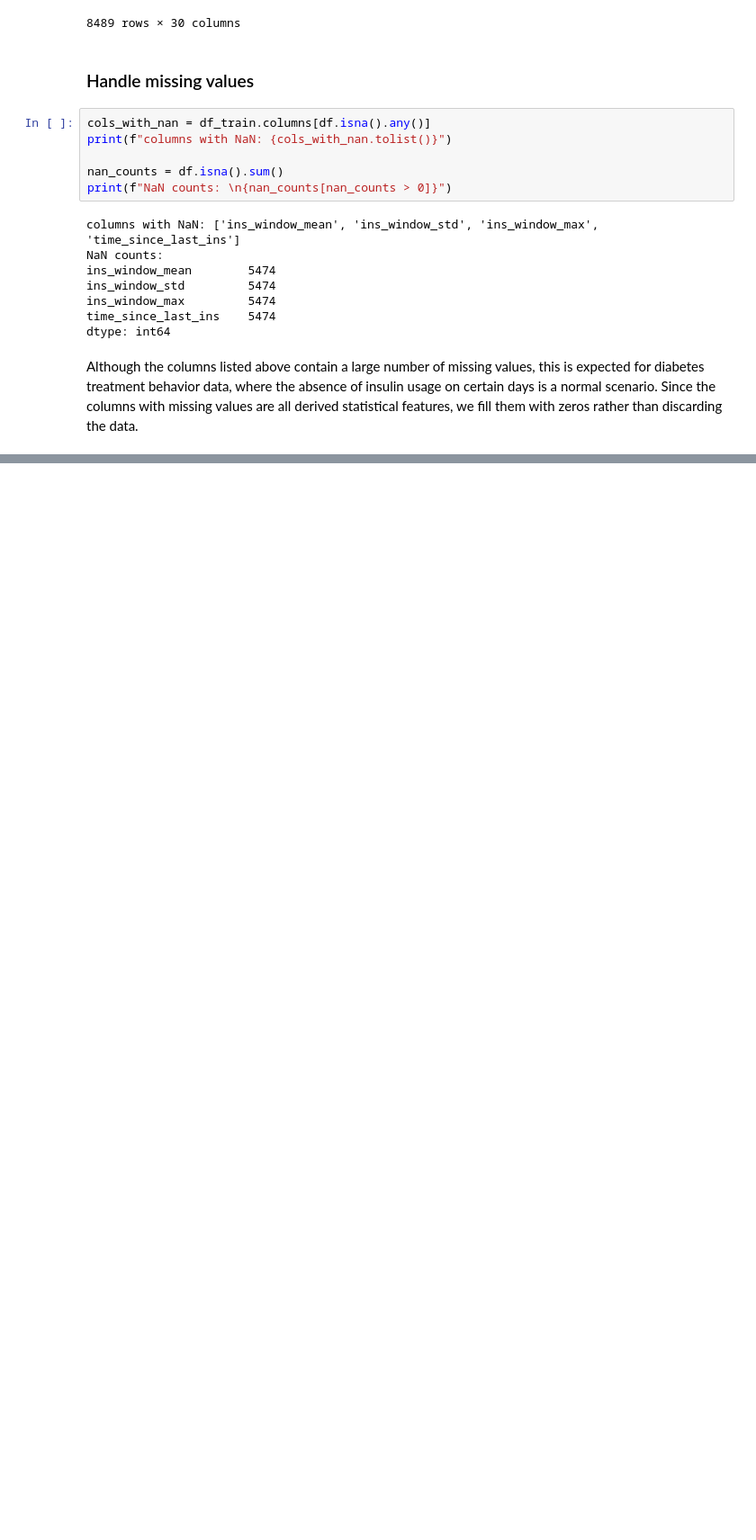
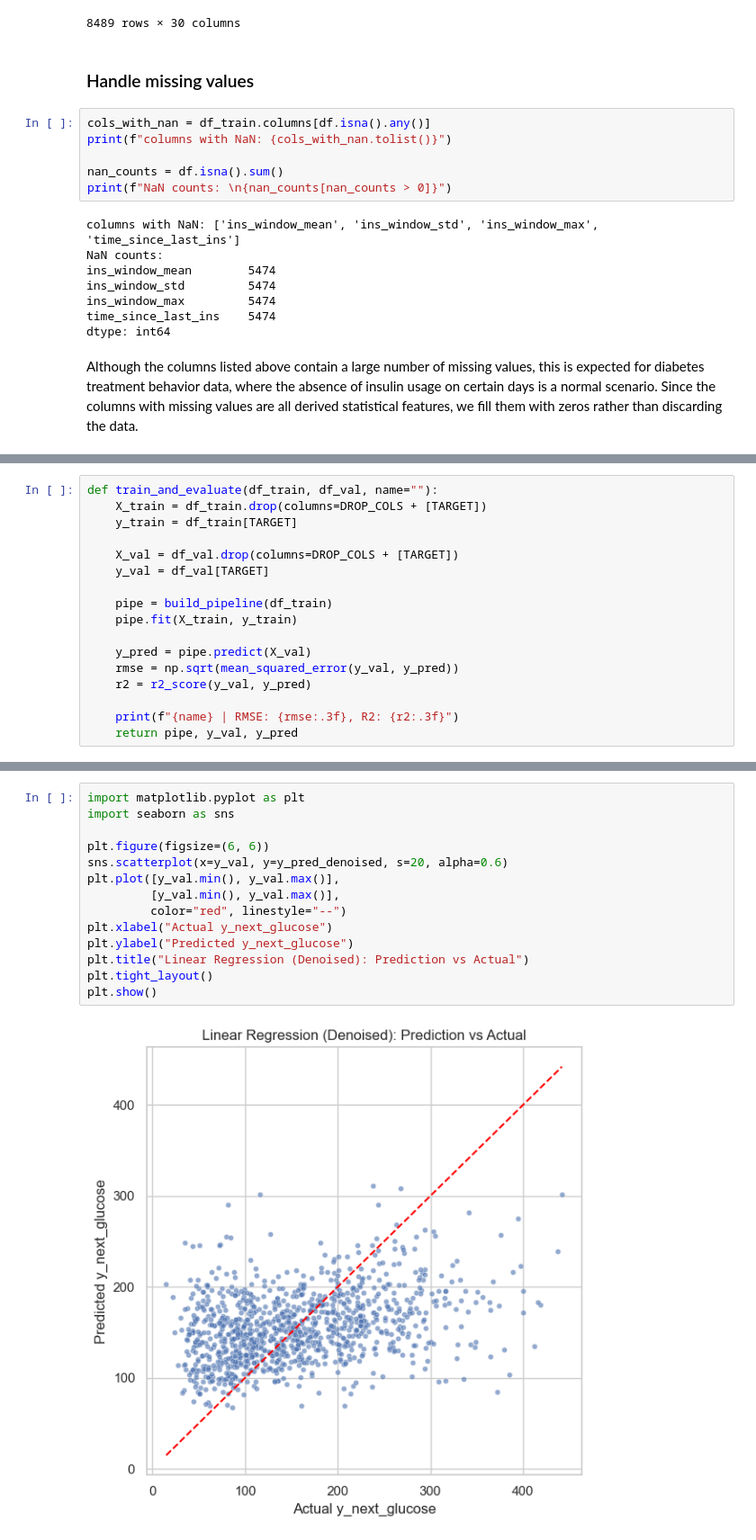
Before and after one commit to SakigamiYang/srh-stat-and-ml-exam, a Jupyter notebook: notebooks/supervised_learning.ipynb, the cells around one changed output, grey strips where cells are left out. Shown at 90% size. Drawn from its saved outputs; the diff is of its cells as text; blank space fills up the shorter version.

```diff
--- a/notebooks/supervised_learning.ipynb
+++ b/notebooks/supervised_learning.ipynb
@@ -104,0 +312,17 @@ Although the columns listed above contain a large number of missing values, this
+# %%
+def train_and_evaluate(df_train, df_val, name=""):
+    X_train = df_train.drop(columns=DROP_COLS + [TARGET])
+    y_train = df_train[TARGET]
+
+    X_val = df_val.drop(columns=DROP_COLS + [TARGET])
+    y_val = df_val[TARGET]
+
+    pipe = build_pipeline(df_train)
+    pipe.fit(X_train, y_train)
+
+    y_pred = pipe.predict(X_val)
+    rmse = np.sqrt(mean_squared_error(y_val, y_pred))
+    r2 = r2_score(y_val, y_pred)
+
+    print(f"{name} | RMSE: {rmse:.3f}, R2: {r2:.3f}")
+    return pipe, y_val, y_pred
@@ -104,0 +335,16 @@ Although the columns listed above contain a large number of missing values, this
+# %%
+import matplotlib.pyplot as plt
+import seaborn as sns
+
+plt.figure(figsize=(6, 6))
+sns.scatterplot(x=y_val, y=y_pred_denoised, s=20, alpha=0.6)
+plt.plot([y_val.min(), y_val.max()],
+         [y_val.min(), y_val.max()],
+         color="red", linestyle="--")
+plt.xlabel("Actual y_next_glucose")
+plt.ylabel("Predicted y_next_glucose")
+plt.title("Linear Regression (Denoised): Prediction vs Actual")
+plt.tight_layout()
+plt.show()
+# %% [output]
+[figure, added]
```
Also changed, not shown: parts of 24 cells of this notebook, 1 other file.
